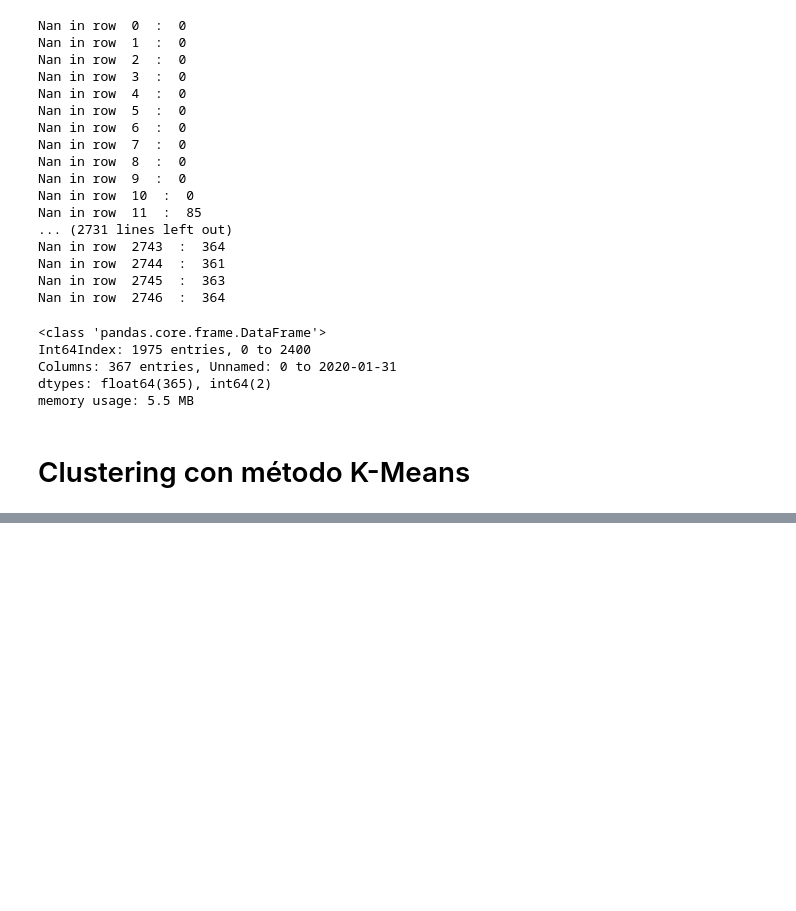
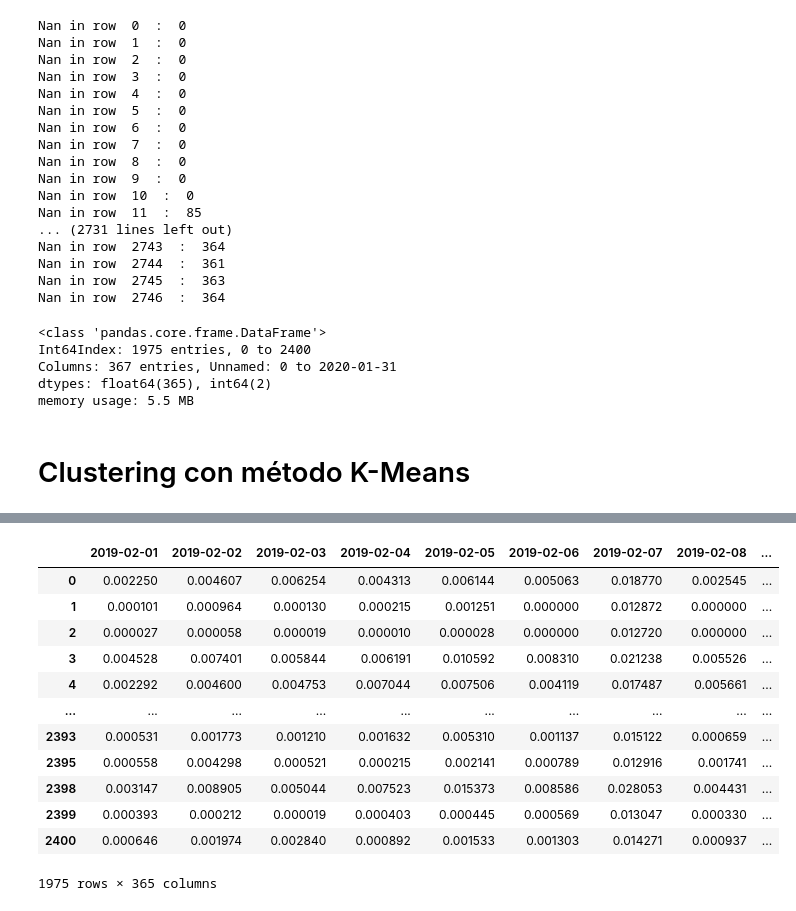
Before and after one commit to sgavela/water_footprint, a Jupyter notebook: statistical_analysis/cluster.ipynb, the cells around one changed output, grey strips where cells are left out. Drawn from its saved outputs; the diff is of its cells as text; code cells hidden in the pictures; blank space fills up the shorter version.

```diff
--- a/statistical_analysis/cluster.ipynb
+++ b/statistical_analysis/cluster.ipynb
@@ -71,0 +69,19 @@ df_nanless.head(10)
+# %%
+#Creo que no es necesario normalizar, porque las variables están en las mismas unidades,
+#no obstante procedemos, para acotar variables entre 0 y 1
+df_nanless_norm = (df_nanless - df_nanless.min()) / (df_nanless.max() - df_nanless.min())
+df_nanless_norm
+# %% [output]
+|  | 2019-02-01 | 2019-02-02 | 2019-02-03 | 2019-02-04 | 2019-02-05 | 2019-02-06 | 2019-02-07 | 2019-02-08 | ... |
+| 0 | 0.002250 | 0.004607 | 0.006254 | 0.004313 | 0.006144 | 0.005063 | 0.018770 | 0.002545 | ... |
+| 1 | 0.000101 | 0.000964 | 0.000130 | 0.000215 | 0.001251 | 0.000000 | 0.012872 | 0.000000 | ... |
+| 2 | 0.000027 | 0.000058 | 0.000019 | 0.000010 | 0.000028 | 0.000000 | 0.012720 | 0.000000 | ... |
+| 3 | 0.004528 | 0.007401 | 0.005844 | 0.006191 | 0.010592 | 0.008310 | 0.021238 | 0.005526 | ... |
+| 4 | 0.002292 | 0.004600 | 0.004753 | 0.007044 | 0.007506 | 0.004119 | 0.017487 | 0.005661 | ... |
+| ... | ... | ... | ... | ... | ... | ... | ... | ... | ... |
+| 2393 | 0.000531 | 0.001773 | 0.001210 | 0.001632 | 0.005310 | 0.001137 | 0.015122 | 0.000659 | ... |
+| 2395 | 0.000558 | 0.004298 | 0.000521 | 0.000215 | 0.002141 | 0.000789 | 0.012916 | 0.001741 | ... |
+| 2398 | 0.003147 | 0.008905 | 0.005044 | 0.007523 | 0.015373 | 0.008586 | 0.028053 | 0.004431 | ... |
+| 2399 | 0.000393 | 0.000212 | 0.000019 | 0.000403 | 0.000445 | 0.000569 | 0.013047 | 0.000330 | ... |
+| 2400 | 0.000646 | 0.001974 | 0.002840 | 0.000892 | 0.001533 | 0.001303 | 0.014271 | 0.000937 | ... |
+1975 rows × 365 columns
```
Also changed, not shown: parts of 12 cells of this notebook.
